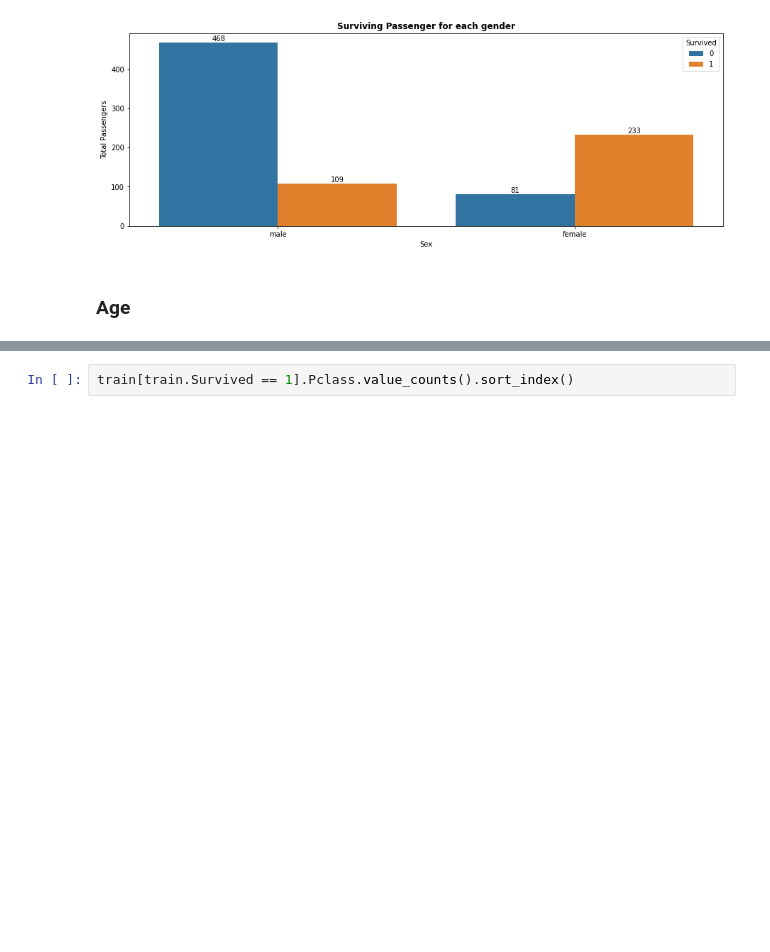
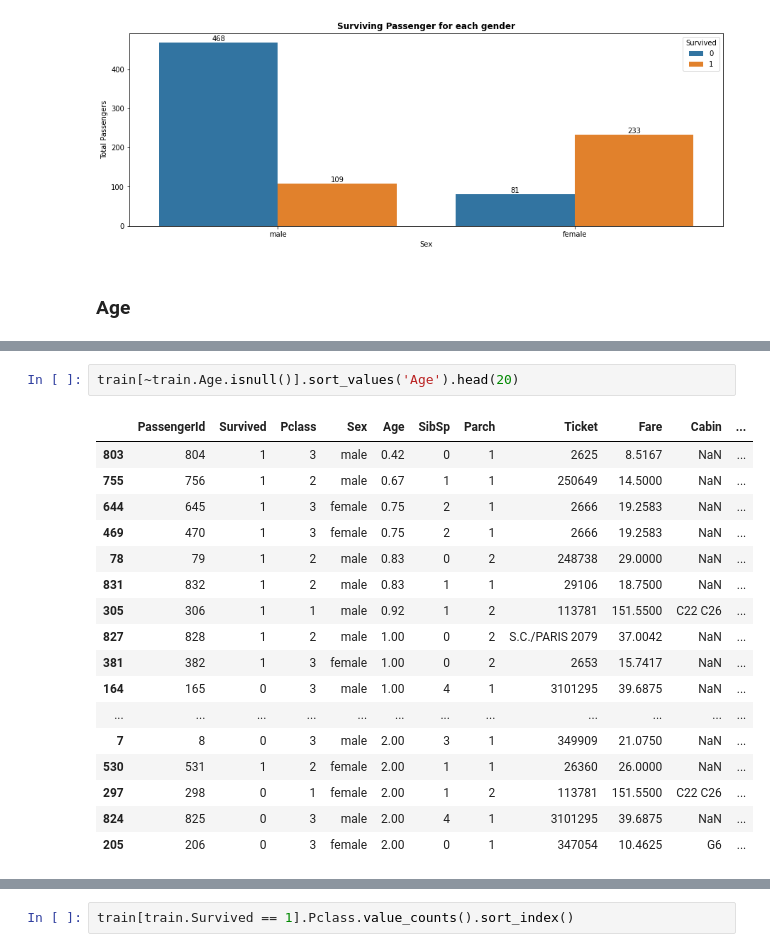
Before and after one commit to Neelam-Singhal/ClassificationProblem, a Jupyter notebook: titanic.ipynb, the cells around one changed output, grey strips where cells are left out. Drawn from its saved outputs; the diff is of its cells as text; blank space fills up the shorter version.

```diff
--- a/titanic.ipynb
+++ b/titanic.ipynb
@@ -211,0 +276,20 @@ plt.hist(train.Age)
+# %%
+train[~train.Age.isnull()].sort_values('Age').head(20)
+# %% [output]
+|  | PassengerId | Survived | Pclass | Sex | Age | SibSp | Parch | Ticket | Fare | Cabin | ... |
+| 803 | 804 | 1 | 3 | male | 0.42 | 0 | 1 | 2625 | 8.5167 | NaN | ... |
+| 755 | 756 | 1 | 2 | male | 0.67 | 1 | 1 | 250649 | 14.5000 | NaN | ... |
+| 644 | 645 | 1 | 3 | female | 0.75 | 2 | 1 | 2666 | 19.2583 | NaN | ... |
+| 469 | 470 | 1 | 3 | female | 0.75 | 2 | 1 | 2666 | 19.2583 | NaN | ... |
+| 78 | 79 | 1 | 2 | male | 0.83 | 0 | 2 | 248738 | 29.0000 | NaN | ... |
+| 831 | 832 | 1 | 2 | male | 0.83 | 1 | 1 | 29106 | 18.7500 | NaN | ... |
+| 305 | 306 | 1 | 1 | male | 0.92 | 1 | 2 | 113781 | 151.5500 | C22 C26 | ... |
+| 827 | 828 | 1 | 2 | male | 1.00 | 0 | 2 | S.C./PARIS 2079 | 37.0042 | NaN | ... |
+| 381 | 382 | 1 | 3 | female | 1.00 | 0 | 2 | 2653 | 15.7417 | NaN | ... |
+| 164 | 165 | 0 | 3 | male | 1.00 | 4 | 1 | 3101295 | 39.6875 | NaN | ... |
+| ... | ... | ... | ... | ... | ... | ... | ... | ... | ... | ... | ... |
+| 7 | 8 | 0 | 3 | male | 2.00 | 3 | 1 | 349909 | 21.0750 | NaN | ... |
+| 530 | 531 | 1 | 2 | female | 2.00 | 1 | 1 | 26360 | 26.0000 | NaN | ... |
+| 297 | 298 | 0 | 1 | female | 2.00 | 1 | 2 | 113781 | 151.5500 | C22 C26 | ... |
+| 824 | 825 | 0 | 3 | male | 2.00 | 4 | 1 | 3101295 | 39.6875 | NaN | ... |
+| 205 | 206 | 0 | 3 | female | 2.00 | 0 | 1 | 347054 | 10.4625 | G6 | ... |
```
Also changed, not shown: parts of 17 cells of this notebook.
